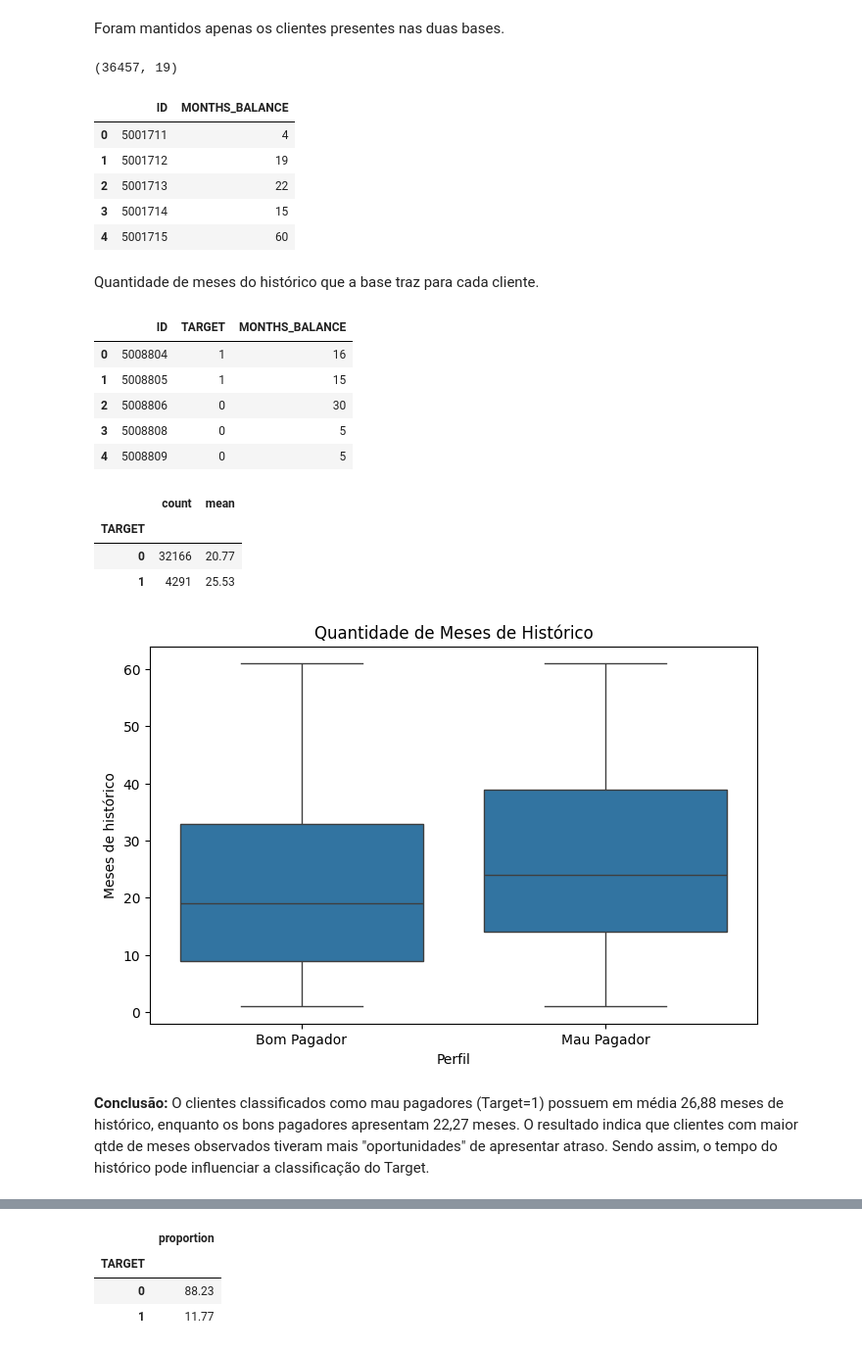
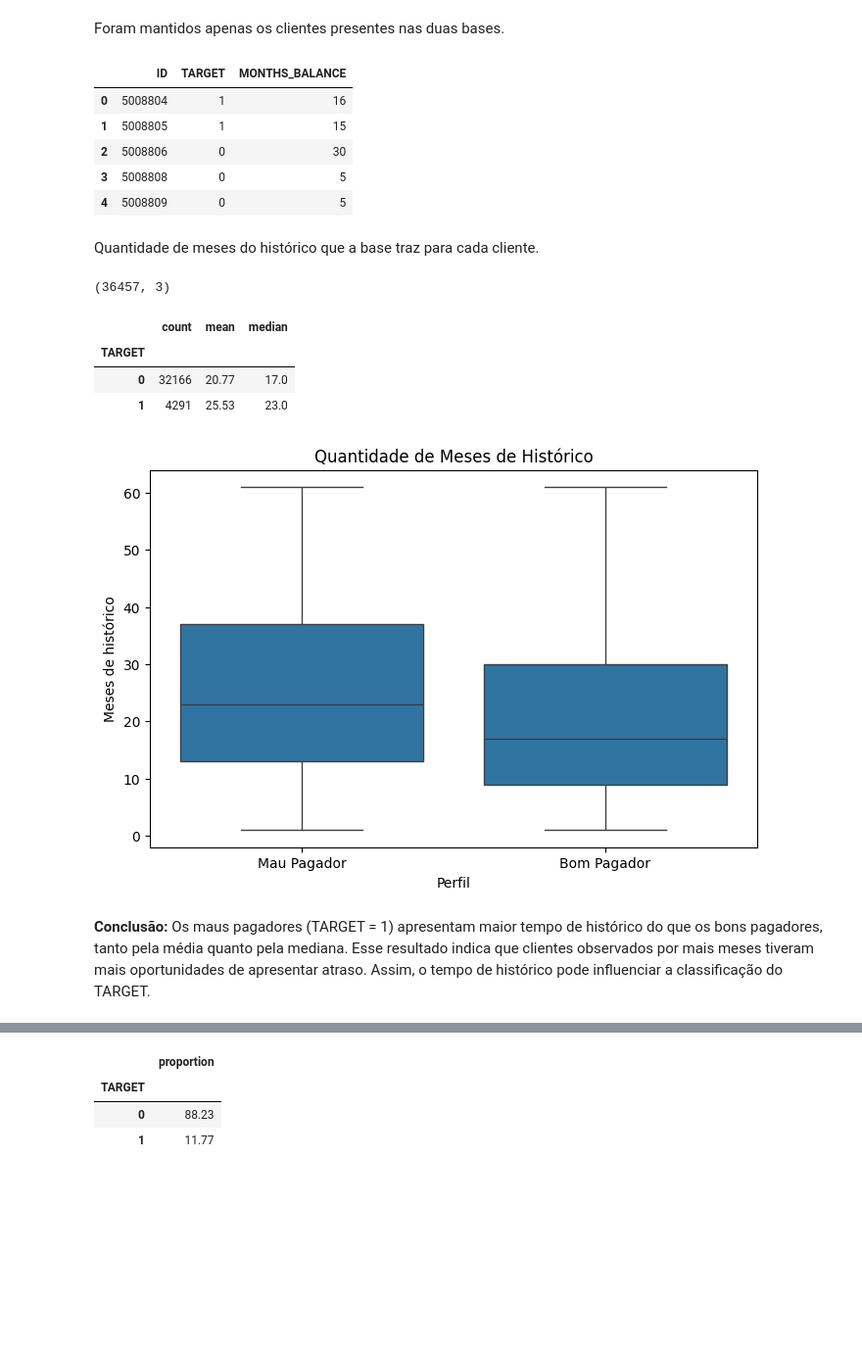
Before and after one commit to marciapaulasv-coder/TechChalenge, a Jupyter notebook: 01_eda.ipynb, the cells around one changed output, grey strips where cells are left out. Shown at 98% size. Cells and saved outputs as stored; diff of their text form; code cells hidden in the pictures; blank space fills up the shorter version.

```diff
--- a/01_eda.ipynb
+++ b/01_eda.ipynb
@@ -273,52 +273,42 @@ df.head()
 | 4 | 5008809 | F | N | Y | 0 | 270000.0 | Commercial associate | ... |
 # %% [markdown]
 Foram mantidos apenas os clientes presentes nas duas bases.
-# %%
-df.shape
-# %% [output]
-(36457, 19)
 # %%
-historico_clientes = (CR.groupby('ID')['MONTHS_BALANCE'].count()).reset_index()
+historico_clientes = df[['ID', 'TARGET']].merge(CR.groupby('ID')['MONTHS_BALANCE'].count().reset_index(), on='ID', how='left')
 historico_clientes.head()
 # %% [output]
-|  | ID | MONTHS_BALANCE |
-| 0 | 5001711 | 4 |
-| 1 | 5001712 | 19 |
-| 2 | 5001713 | 22 |
-| 3 | 5001714 | 15 |
-| 4 | 5001715 | 60 |
+|  | ID | TARGET | MONTHS_BALANCE |
+| 0 | 5008804 | 1 | 16 |
+| 1 | 5008805 | 1 | 15 |
+| 2 | 5008806 | 0 | 30 |
+| 3 | 5008808 | 0 | 5 |
+| 4 | 5008809 | 0 | 5 |
 # %% [markdown]
 Quantidade de meses do histórico que a base traz para cada cliente.
-# %%
-historico_modelo = df[['ID', 'TARGET']].merge(historico_clientes, on='ID', how='left')
-historico_modelo.head()
-# %% [output]
-|  | ID | TARGET | MONTHS_BALANCE |
-| 0 | 5008804 | 1 | 16 |
-| 1 | 5008805 | 1 | 15 |
-| 2 | 5008806 | 0 | 30 |
-| 3 | 5008808 | 0 | 5 |
-| 4 | 5008809 | 0 | 5 |
+# %%
+historico_clientes.shape
+# %% [output]
+(36457, 3)
 # %%
-historico_modelo.groupby('TARGET')['MONTHS_BALANCE'].agg(['count', 'mean']).round(2)
+historico_clientes.groupby('TARGET')['MONTHS_BALANCE'].agg(['count', 'mean', 'median']).round(2)
 # %% [output]
-|  | count | mean |
-| TARGET |  |  |
-| 0 | 32166 | 20.77 |
-| 1 | 4291 | 25.53 |
+|  | count | mean | median |
+| TARGET |  |  |  |
+| 0 | 32166 | 20.77 | 17.0 |
+| 1 | 4291 | 25.53 | 23.0 |
 # %%
-historico_target['PERFIL'] = historico_target['TARGET'].map({0: 'Bom Pagador', 1: 'Mau Pagador'})
+historico_clientes['PERFIL'] = historico_clientes['TARGET'].map({0: 'Bom Pagador', 1: 'Mau Pagador'})
 
 plt.figure(figsize=(8, 5))
 
-sns.boxplot(data=historico_target, x='PERFIL', y='MONTHS_BALANCE')
+sns.boxplot(data=historico_clientes, x='PERFIL', y='MONTHS_BALANCE')
 
 plt.title('Quantidade de Meses de Histórico')
 plt.xlabel('Perfil')
 plt.ylabel('Meses de histórico')
 
 plt.show()
 # %% [output]
-[figure, old version]
+[figure, new version]
 # %% [markdown]
-**Conclusão:** O clientes classificados como mau pagadores (Target=1) possuem em média 26,88 meses de histórico, enquanto os bons pagadores apresentam 22,27 meses. O resultado indica que clientes com maior qtde de meses observados tiveram mais "oportunidades" de apresentar atraso. Sendo assim, o tempo do histórico pode influenciar a classificação do Target.
+**Conclusão:** Os maus pagadores (TARGET = 1) apresentam maior tempo de histórico do que os bons pagadores, tanto pela média quanto pela mediana. Esse resultado indica que clientes observados por mais meses tiveram mais oportunidades de apresentar atraso. Assim, o tempo de histórico pode influenciar a classificação do TARGET.
```
Also changed, not shown: parts of 2 cells of this notebook.
